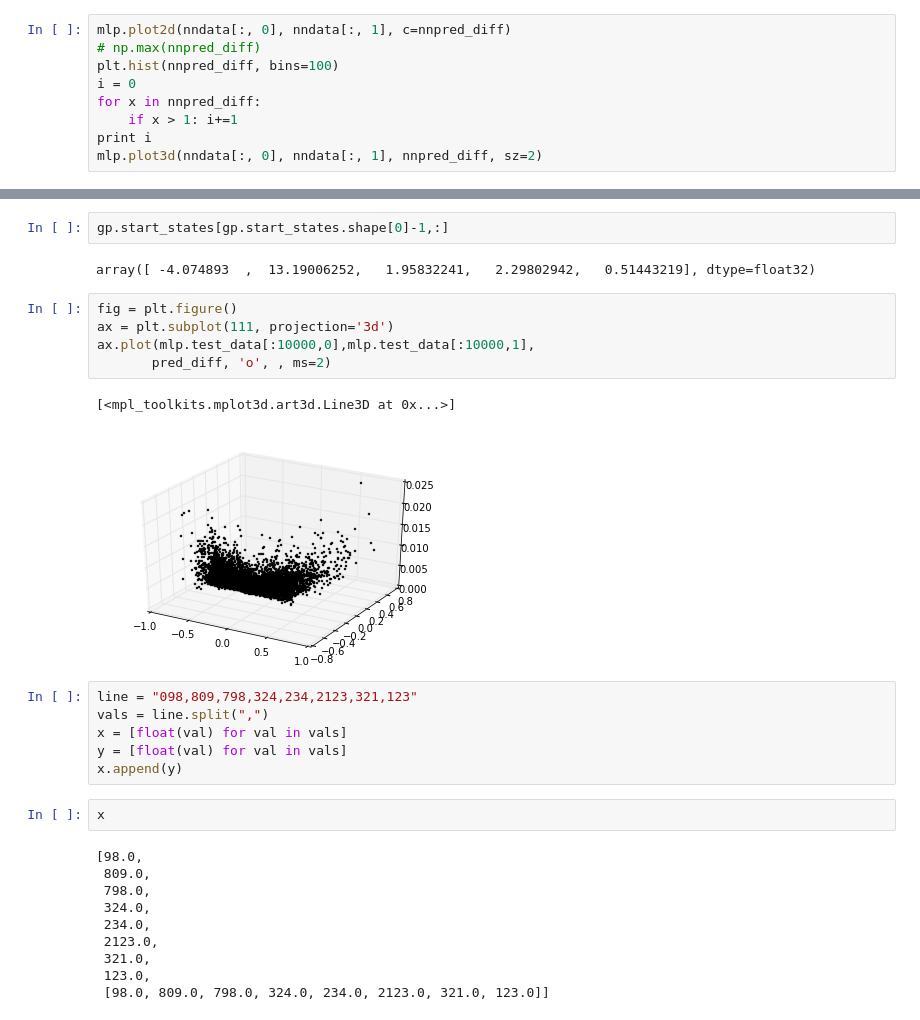
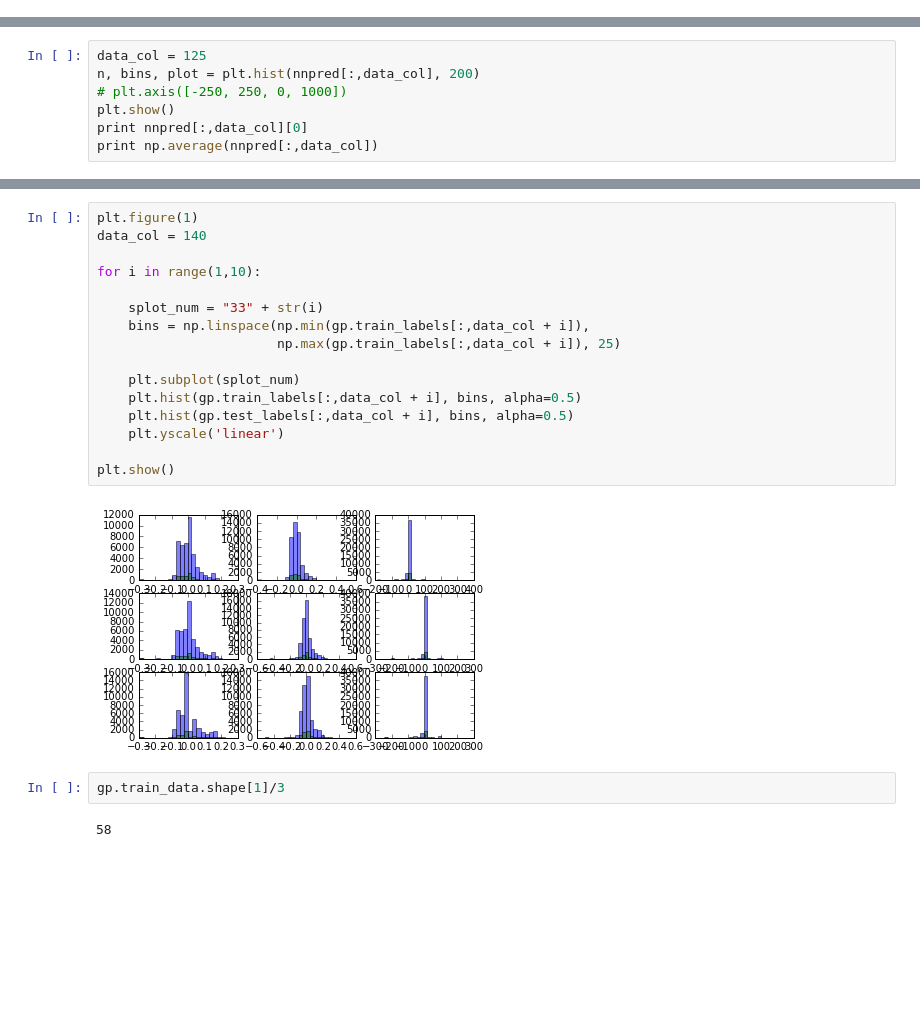
Before and after one commit to gypsytearss/tensegrity_physics, a Jupyter notebook: playing_around.ipynb, the cells around one changed output, grey strips where cells are left out. Drawn from its saved outputs; the diff is of its cells as text; blank space fills up the shorter version.

```diff
--- a/playing_around.ipynb
+++ b/playing_around.ipynb
@@ -35,9 +34,0 @@ nnpred_diff = np.sum(np.abs(nnpred - nnlabels), axis=1)
-# %%
-mlp.plot2d(nndata[:, 0], nndata[:, 1], c=nnpred_diff)
-# np.max(nnpred_diff)
-plt.hist(nnpred_diff, bins=100)
-i = 0
-for x in nnpred_diff:
-    if x > 1: i+=1
-print i
-mlp.plot3d(nndata[:, 0], nndata[:, 1], nnpred_diff, sz=2)
@@ -107,0 +70,7 @@ gp.plot2d(gpdata[:, 1], gpdata[:, 2], c=gppred_diff)
+# %%
+data_col = 125
+n, bins, plot = plt.hist(nnpred[:,data_col], 200)
+# plt.axis([-250, 250, 0, 1000])
+plt.show()
+print nnpred[:,data_col][0]
+print np.average(nnpred[:,data_col])
@@ -108,30 +110,22 @@ gp.plot2d(gpdata[:, 1], gpdata[:, 2], c=gppred_diff)
+# %%
+plt.figure(1)
+data_col = 140
+
+for i in range(1,10):
+
+    splot_num = "33" + str(i)
+    bins = np.linspace(np.min(gp.train_labels[:,data_col + i]),
+                       np.max(gp.train_labels[:,data_col + i]), 25)
+
+    plt.subplot(splot_num)
+    plt.hist(gp.train_labels[:,data_col + i], bins, alpha=0.5)
+    plt.hist(gp.test_labels[:,data_col + i], bins, alpha=0.5)
+    plt.yscale('linear')
+
+plt.show()
+# %% [output]
+[figure, added]
 # %%
-gp.start_states[gp.start_states.shape[0]-1,:]
+gp.train_data.shape[1]/3
 # %% [output]
-array([ -4.074893  ,  13.19006252,   1.95832241,   2.29802942,   0.51443219], dtype=float32)
+58
-# %%
-fig = plt.figure()
-ax = plt.subplot(111, projection='3d')
-ax.plot(mlp.test_data[:10000,0],mlp.test_data[:10000,1],
-       pred_diff, 'o', , ms=2)
-# %% [output]
-[<mpl_toolkits.mplot3d.art3d.Line3D at 0x...>]
-[figure, removed]
-# %%
-line = "098,809,798,324,234,2123,321,123"
-vals = line.split(",")
-x = [float(val) for val in vals]
-y = [float(val) for val in vals]
-x.append(y)
-# %%
-x
-# %% [output]
-[98.0,
- 809.0,
- 798.0,
- 324.0,
- 234.0,
- 2123.0,
- 321.0,
- 123.0,
- [98.0, 809.0, 798.0, 324.0, 234.0, 2123.0, 321.0, 123.0]]
```
Also changed, not shown: parts of 19 cells of this notebook, 31 other files.
